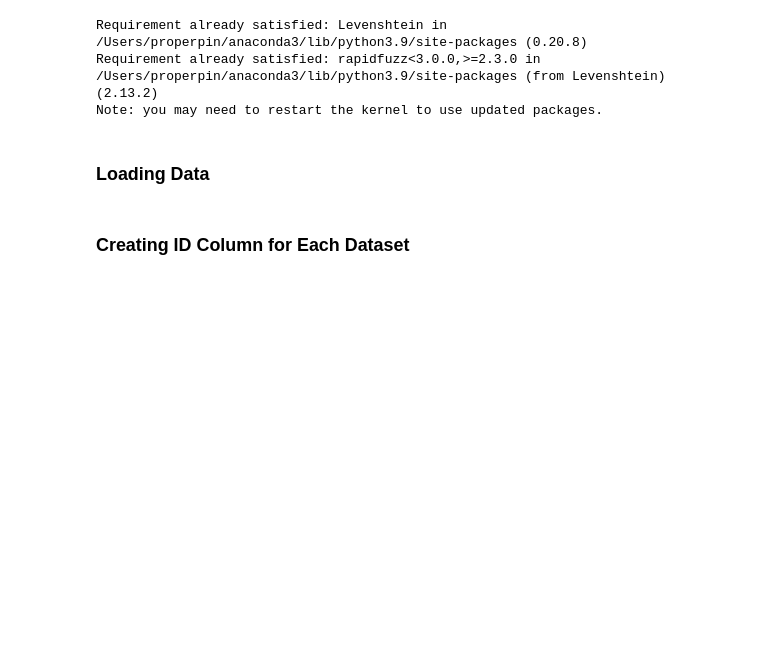
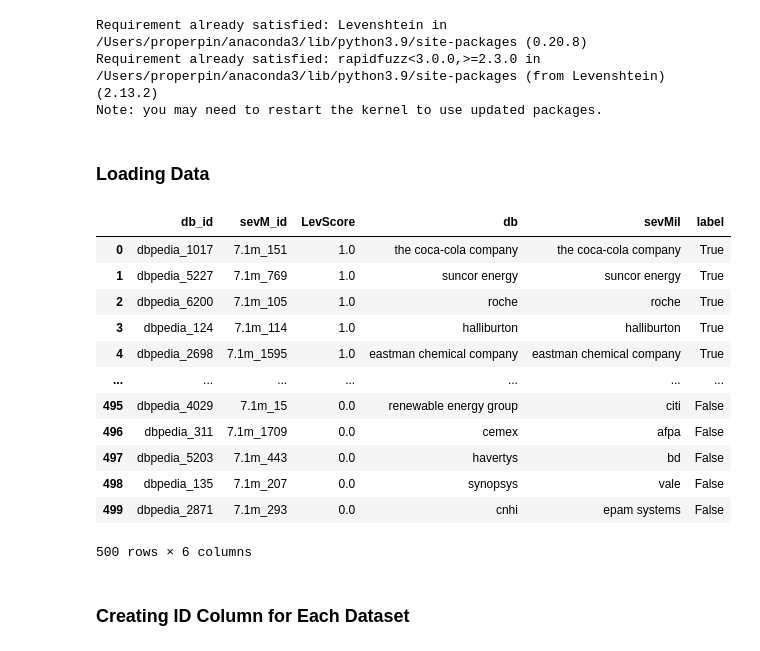
Before and after one commit to properpin/web-data-integration, a Jupyter notebook: generate_train.ipynb, the cells around one changed output. Saved outputs shown, nothing was run; the diff lists cells and outputs as text; code cells hidden in the pictures; blank space fills up the shorter version.

```diff
--- a/generate_train.ipynb
+++ b/generate_train.ipynb
@@ -16,8 +16,25 @@ Note: you may need to restart the kernel to use updated packages.
 sevMil = pd.read_csv("companies_sorted-1.csv")
 ft = pd.read_csv("Forbes_top 2000_2022.csv")
 db = pd.read_csv("mapping/dbpedia/data/dbpedia_preprocessed_final.csv")
-gs_ft_db = pd.read_csv("data/goldstandard/ft_db_check.csv")
-gs_ft_sevm = pd.read_csv("data/goldstandard/ft_sevM_check.csv")
+#gs_ft_db = pd.read_csv("data/goldstandard/ft_db_check.csv")
+#gs_ft_sevm = pd.read_csv("data/goldstandard/ft_sevM_check.csv")
+gs_db_sevm = pd.read_csv("data/goldstandard/check/db_sevM_check.csv", sep = ';')
+# %%
+gs_db_sevm
+# %% [output]
+|  | db_id | sevM_id | LevScore | db | sevMil | label |
+| 0 | dbpedia_1017 | 7.1m_151 | 1.0 | the coca-cola company | the coca-cola company | True |
+| 1 | dbpedia_5227 | 7.1m_769 | 1.0 | suncor energy | suncor energy | True |
+| 2 | dbpedia_6200 | 7.1m_105 | 1.0 | roche | roche | True |
+| 3 | dbpedia_124 | 7.1m_114 | 1.0 | halliburton | halliburton | True |
+| 4 | dbpedia_2698 | 7.1m_1595 | 1.0 | eastman chemical company | eastman chemical company | True |
+| ... | ... | ... | ... | ... | ... | ... |
+| 495 | dbpedia_4029 | 7.1m_15 | 0.0 | renewable energy group | citi | False |
+| 496 | dbpedia_311 | 7.1m_1709 | 0.0 | cemex | afpa | False |
+| 497 | dbpedia_5203 | 7.1m_443 | 0.0 | havertys | bd | False |
+| 498 | dbpedia_135 | 7.1m_207 | 0.0 | synopsys | vale | False |
+| 499 | dbpedia_2871 | 7.1m_293 | 0.0 | cnhi | epam systems | False |
+500 rows × 6 columns
 # %% [markdown]
 ### Creating ID Column for Each Dataset
 # %%
```
Also changed, not shown: parts of 3 cells of this notebook, 19 other files.
